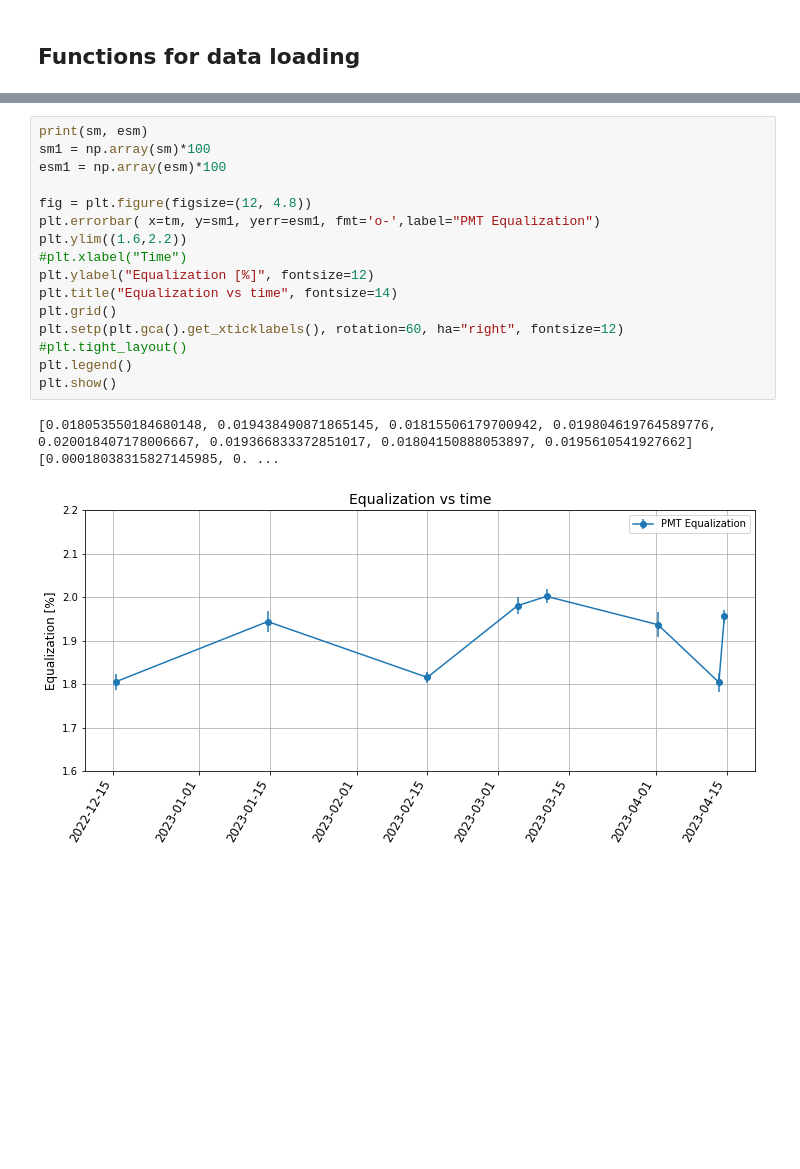
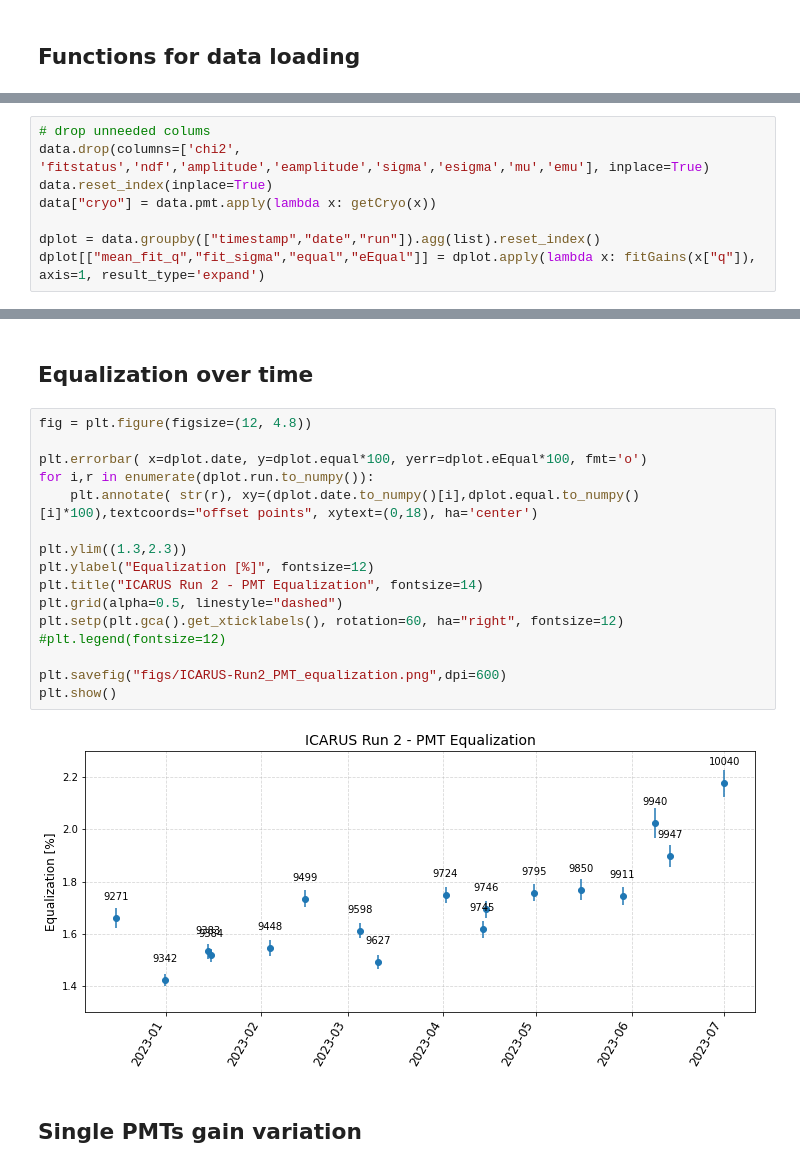
Before and after one commit to mvicenzi/pmt-calibration, a Jupyter notebook: analyze_runs/python/check-gain-timeseries.ipynb, the cells around one changed output, grey strips where cells are left out. Drawn from its saved outputs; the diff is of its cells as text; blank space fills up the shorter version.

```diff
--- a/analyze_runs/python/check-gain-timeseries.ipynb
+++ b/analyze_runs/python/check-gain-timeseries.ipynb
@@ -126 +160,9 @@ dataDict = dataLoaderDict( offchs, interval= trange, sourcedir = sdir )
 Import data in folder/icarus/data/users/mvicenzi/pmt-calibration/calibrationdb/ for interval (1671100000:1702598400)
+# %%
+# drop unneeded colums
+data.drop(columns=['chi2', 'fitstatus','ndf','amplitude','eamplitude','sigma','esigma','mu','emu'], inplace=True)
+data.reset_index(inplace=True)
+data["cryo"] = data.pmt.apply(lambda x: getCryo(x))
+
+dplot = data.groupby(["timestamp","date","run"]).agg(list).reset_index()
+dplot[["mean_fit_q","fit_sigma","equal","eEqual"]] = dplot.apply(lambda x: fitGains(x["q"]), axis=1, result_type='expand')
@@ -150,19 +218,22 @@ plt.show()
+# %% [markdown]
+## Equalization over time
 # %%
-print(sm, esm)
-sm1 = np.array(sm)*100
-esm1 = np.array(esm)*100
+fig = plt.figure(figsize=(12, 4.8))
 
-fig = plt.figure(figsize=(12, 4.8))
-plt.errorbar( x=tm, y=sm1, yerr=esm1, fmt='o-',label="PMT Equalization")
-plt.ylim((1.6,2.2))
-#plt.xlabel("Time")
+plt.errorbar( x=dplot.date, y=dplot.equal*100, yerr=dplot.eEqual*100, fmt='o')
+for i,r in enumerate(dplot.run.to_numpy()):
+    plt.annotate( str(r), xy=(dplot.date.to_numpy()[i],dplot.equal.to_numpy()[i]*100),textcoords="offset points", xytext=(0,18), ha='center')
+
+plt.ylim((1.3,2.3))
 plt.ylabel("Equalization [%]", fontsize=12)
-plt.title("Equalization vs time", fontsize=14)
-plt.grid()
+plt.title("ICARUS Run 2 - PMT Equalization", fontsize=14)
+plt.grid(alpha=0.5, linestyle="dashed")
 plt.setp(plt.gca().get_xticklabels(), rotation=60, ha="right", fontsize=12)
-#plt.tight_layout()
-plt.legend()
+#plt.legend(fontsize=12)
+
+plt.savefig("figs/ICARUS-Run2_PMT_equalization.png",dpi=600)
 plt.show()
 # %% [output]
-[0.018053550184680148, 0.019438490871865145, 0.01815506179700942, 0.019804619764589776, 0.020018407178006667, 0.019366833372851017, 0.01804150888053897, 0.0195610541927662] [0.00018038315827145985, 0. ...
-[figure, old version]
+[figure, new version]
+# %% [markdown]
+## Single PMTs gain variation
```
Also changed, not shown: parts of 19 cells of this notebook.
